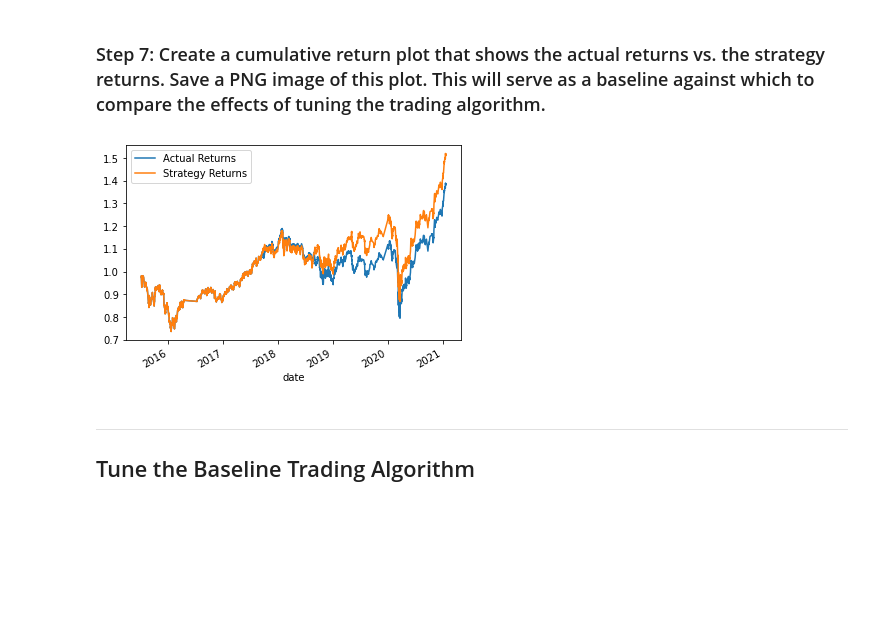
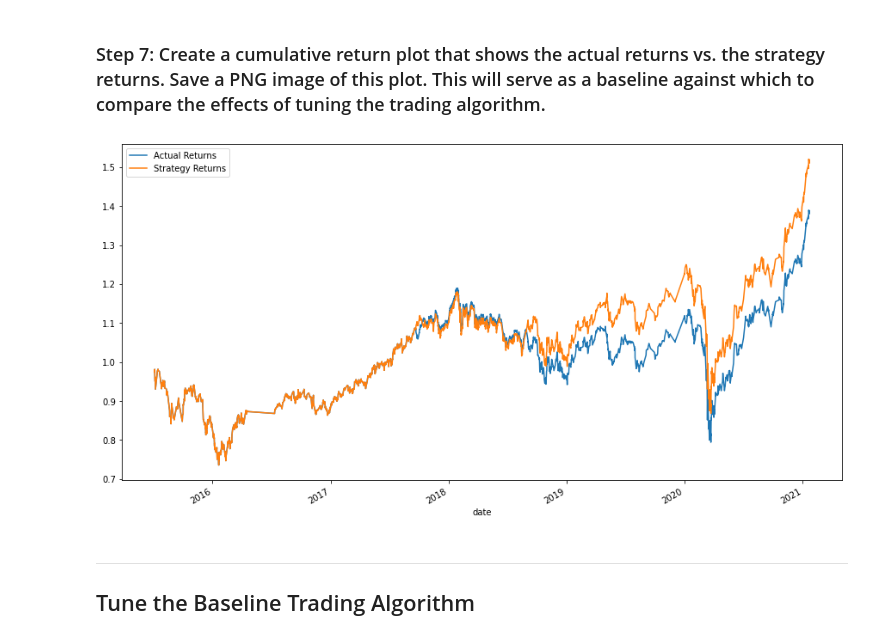
Before and after one commit to lindseyhardouin/Machine_Learning_Trading_Bot, a Jupyter notebook: machine_learning_trading_bot.ipynb, the cells around one changed output. Drawn from its saved outputs; the diff is of its cells as text; code cells hidden in the pictures; blank space fills up the shorter version.

Commit message:
Create logistic regression model, train, test, compare to actuals.

```diff
--- a/machine_learning_trading_bot.ipynb
+++ b/machine_learning_trading_bot.ipynb
@@ -455,9 +452,9 @@ display(predictions_df.tail())
 # %%
 # Plot the actual returns versus the strategy returns
 
-plot = (1 + predictions_df[["Actual Returns", "Strategy Returns"]]).cumprod().plot()
+plot_smv = (1 + predictions_df[["Actual Returns", "Strategy Returns"]]).cumprod().plot(figsize=(15,8))
 # %% [output]
-[figure, old version]
+[figure, new version]
 # %% [markdown]
 ---
 
```
Also changed, not shown: parts of 6 cells of this notebook, 1 other file.
